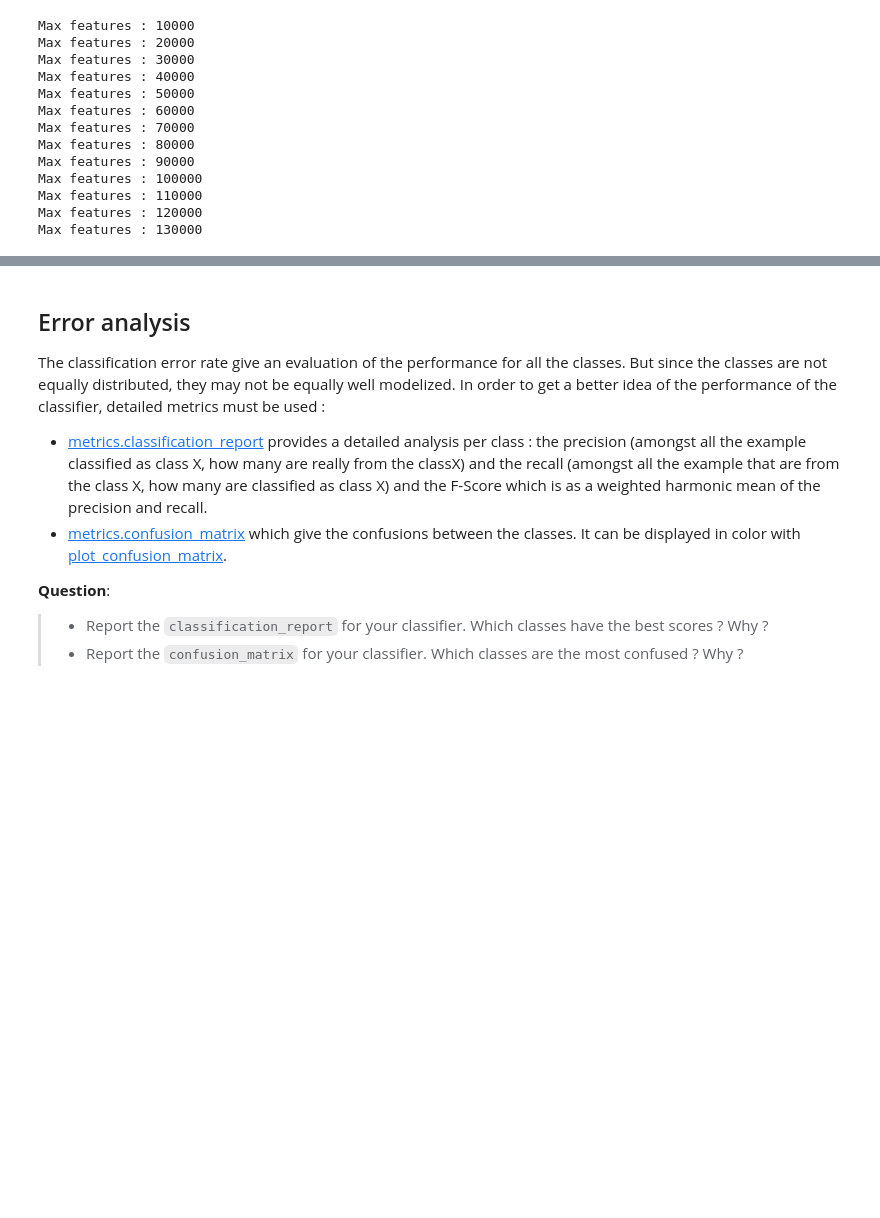
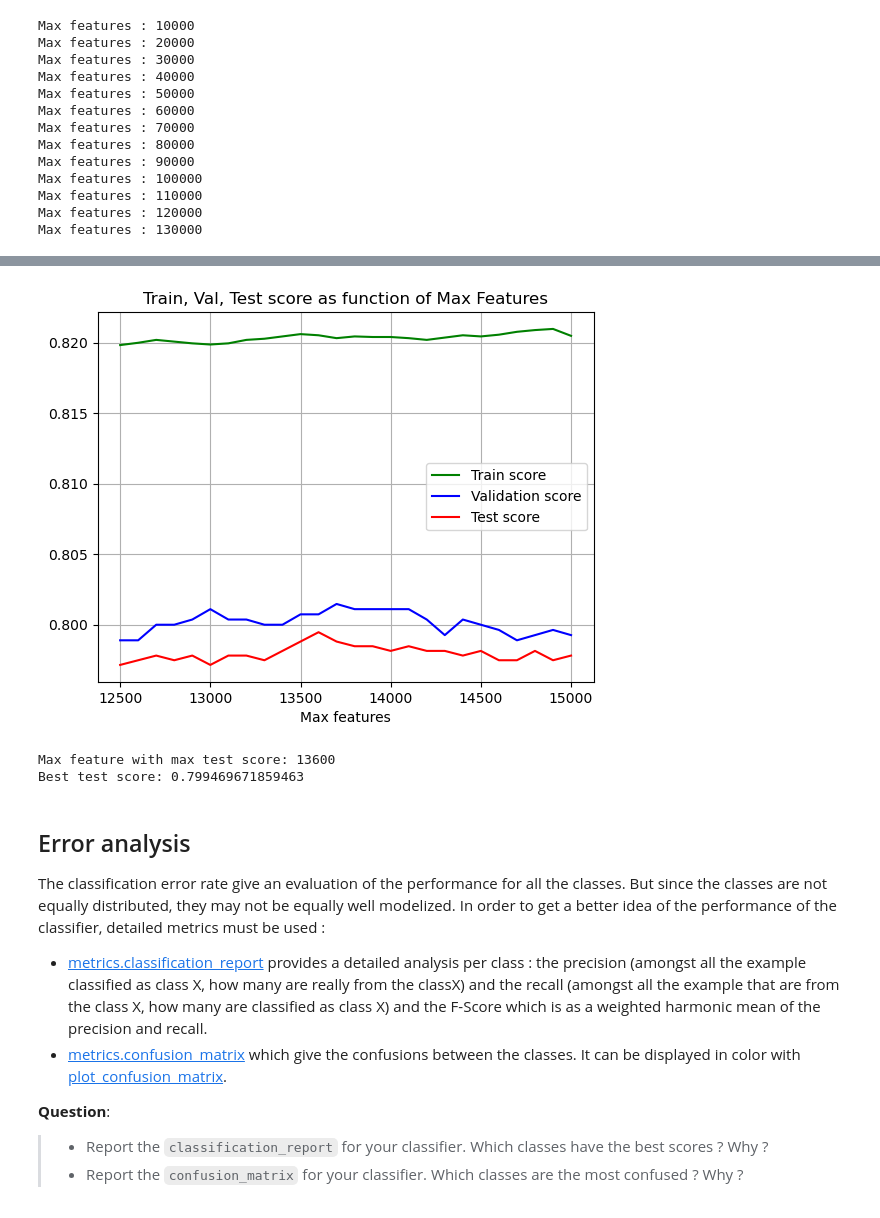
Before and after one commit to yanisrem/nlp-lab-text-classification, a Jupyter notebook: TextClassification_LeMonde.ipynb, the cells around one changed output, grey strips where cells are left out. Drawn from its saved outputs; the diff is of its cells as text; code cells hidden in the pictures; blank space fills up the shorter version.

```diff
--- a/TextClassification_LeMonde.ipynb
+++ b/TextClassification_LeMonde.ipynb
@@ -244,0 +304,30 @@ dico_test_score
+# %%
+dico_train_score_3 = {}
+dico_val_score_3 = {}
+dico_test_score_3 = {}
+
+for max_feat in range(12500, 15100, 100):
+    print("Max features : {}".format(max_feat))
+    count_transformer = CountVectorizer(max_features=max_feat)
+    tf_transformer = TfidfTransformer()
+
+    pipeline = Pipeline([('count_vec', count_transformer),
+                        ('tf_transformer', tf_transformer)])
+
+    pipeline.fit(X_train)
+    X_train_tf = pipeline.transform(X_train)
+    X_val_tf = pipeline.transform(X_val)
+    X_test_tf = pipeline.transform(X_test)
+
+    clf = MultinomialNB()
+    # Train
+    clf.fit(X_train_tf, y_train)
+
+    # Eval
+    train_score = clf.score(X_train_tf, y_train)
+    val_score = clf.score(X_val_tf, y_val)
+    test_score = clf.score(X_test_tf, y_test)
+
+    dico_train_score_3[max_feat] = train_score
+    dico_val_score_3[max_feat] = val_score
+    dico_test_score_3[max_feat] = test_score
@@ -245,3 +352,22 @@ dico_test_score
+# %%
+plt.figure()
+plt.plot(list(dico_train_score_3.keys()), list(dico_train_score_3.values()), color='green', label="Train score")
+plt.plot(list(dico_val_score_3.keys()), list(dico_val_score_3.values()), color='blue', label="Validation score")
+plt.plot(list(dico_test_score_3.keys()), list(dico_test_score_3.values()), color='red', label="Test score")
+plt.xlabel('Max features')
+plt.grid()
+plt.legend()
+plt.title("Train, Val, Test score as function of Max Features")
+plt.show()
+# %% [output]
+[figure, added]
+# %%
+best_param = max(dico_test_score_3, key=lambda k: dico_test_score_3[k])
+print("Max feature with max test score: {}".format(best_param))
+print("Best test score: {}".format(dico_test_score_3[best_param]))
+# %% [output]
+Max feature with max test score: 13600
+Best test score: 0.799469671859463
 # %% [markdown]
 ## Error analysis
 
```
Also changed, not shown: parts of 9 cells of this notebook.
